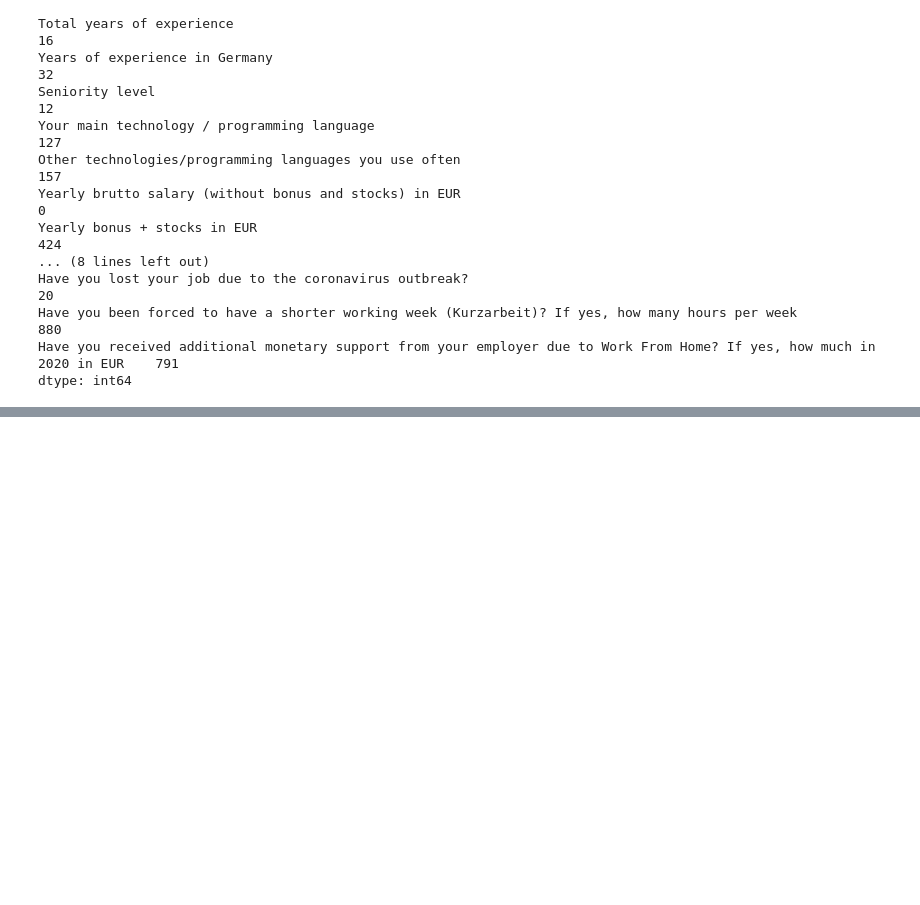
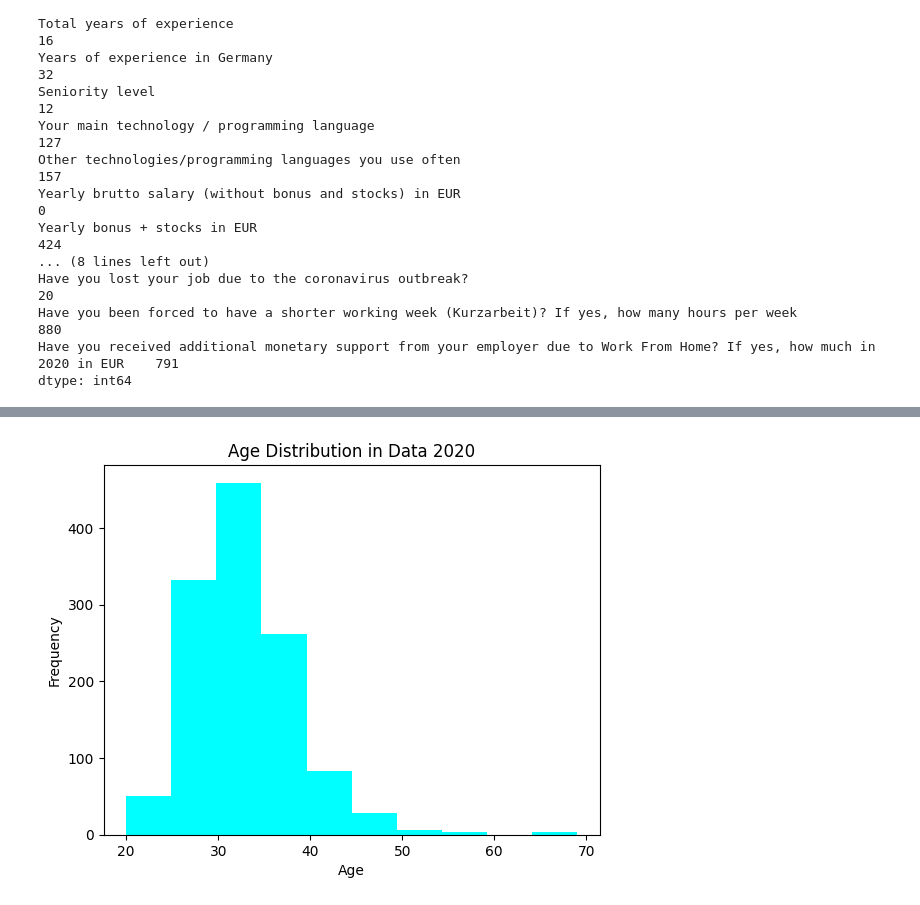
Before and after one commit to Bugi-Sulistiyo/Gigih_Mid-Term, a Jupyter notebook: Script/EDA_preparation.ipynb, the cells around one changed output, grey strips where cells are left out. Cells and saved outputs as stored; diff of their text form; code cells hidden in the pictures; blank space fills up the shorter version.

Commit message:
completed the data cleaning

```diff
--- a/Script/EDA_preparation.ipynb
+++ b/Script/EDA_preparation.ipynb
@@ -297,0 +321,8 @@ dtype: int64
+# %%
+plt.hist(list(data_20.Age), color='cyan')
+plt.xlabel("Age")
+plt.ylabel("Frequency")
+plt.title("Age Distribution in Data 2020")
+plt.show()
+# %% [output]
+[figure, added]
```
Also changed, not shown: parts of 19 cells of this notebook.
